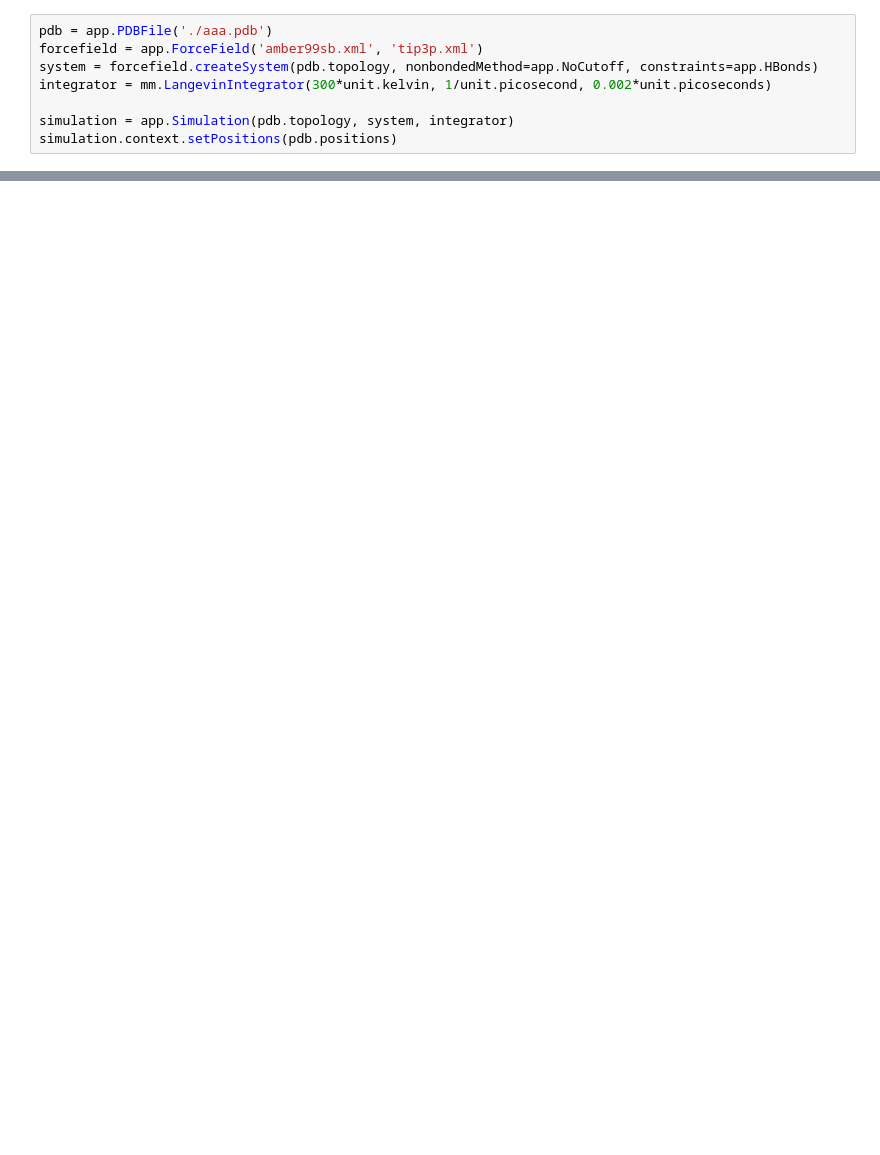
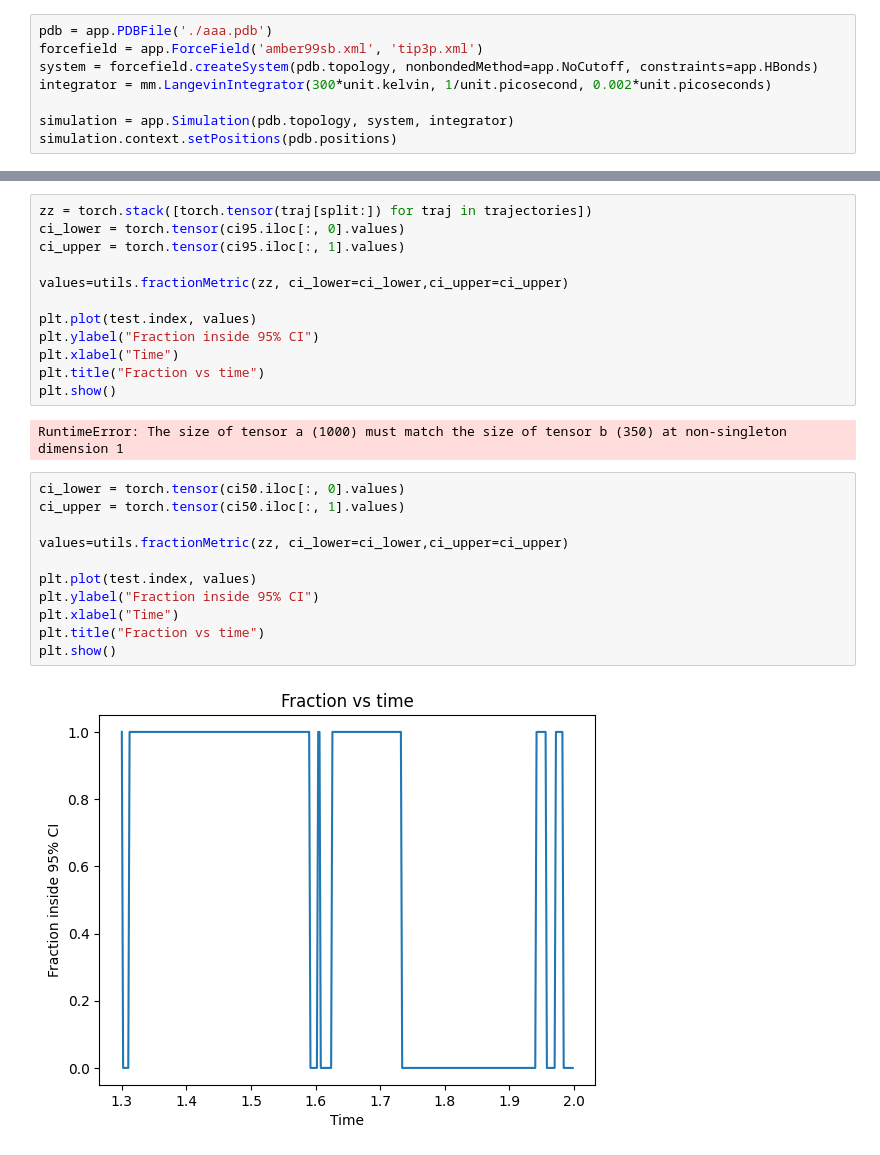
Before and after one commit to 12Mahmud99/ARIMA, a Jupyter notebook: auto_arima_demo.ipynb, the cells around one changed output, grey strips where cells are left out. Drawn from its saved outputs; the diff is of its cells as text; blank space fills up the shorter version.

```diff
--- a/auto_arima_demo.ipynb
+++ b/auto_arima_demo.ipynb
@@ -68,0 +78,27 @@ plt.show()
+# %%
+zz = torch.stack([torch.tensor(traj[split:]) for traj in trajectories])
+ci_lower = torch.tensor(ci95.iloc[:, 0].values)
+ci_upper = torch.tensor(ci95.iloc[:, 1].values)
+
+values=utils.fractionMetric(zz, ci_lower=ci_lower,ci_upper=ci_upper)
+
+plt.plot(test.index, values)
+plt.ylabel("Fraction inside 95% CI")
+plt.xlabel("Time")
+plt.title("Fraction vs time")
+plt.show()
+# %% [output]
+RuntimeError: The size of tensor a (1000) must match the size of tensor b (350) at non-singleton dimension 1
+# %%
+ci_lower = torch.tensor(ci50.iloc[:, 0].values)
+ci_upper = torch.tensor(ci50.iloc[:, 1].values)
+
+values=utils.fractionMetric(zz, ci_lower=ci_lower,ci_upper=ci_upper)
+
+plt.plot(test.index, values)
+plt.ylabel("Fraction inside 95% CI")
+plt.xlabel("Time")
+plt.title("Fraction vs time")
+plt.show()
+# %% [output]
+[figure, added]
```
Also changed, not shown: parts of 4 cells of this notebook, 1 other file.
